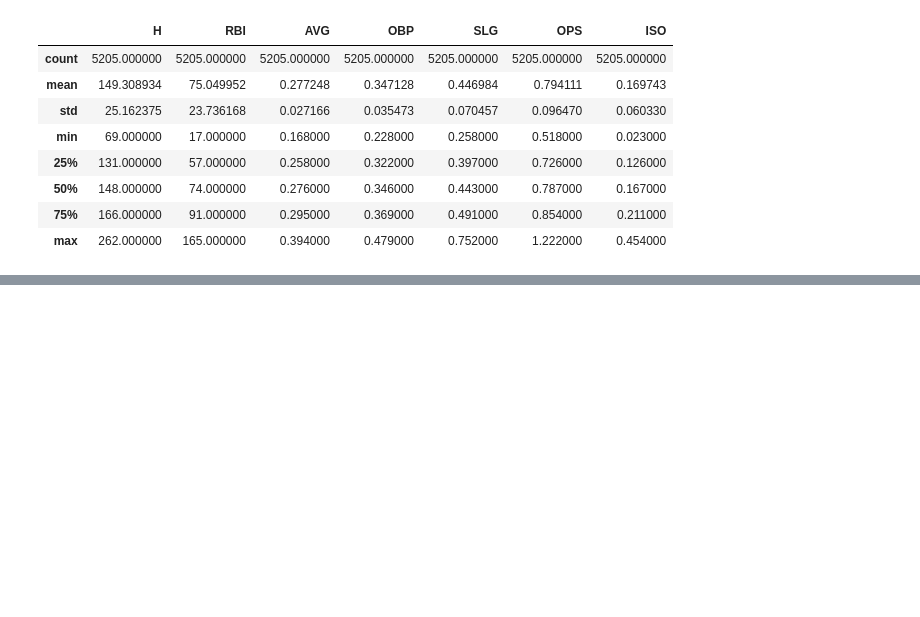
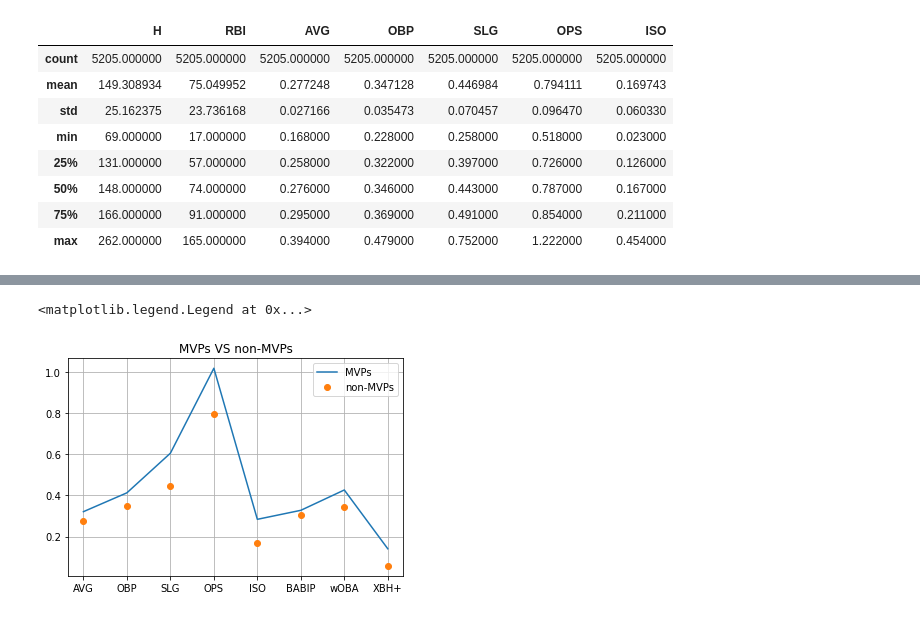
Before and after one commit to lbp12/Moneyball, a Jupyter notebook: df_for_visualizations.ipynb, the cells around one changed output, grey strips where cells are left out. Drawn from its saved outputs; the diff is of its cells as text; code cells hidden in the pictures; blank space fills up the shorter version.

```diff
--- a/df_for_visualizations.ipynb
+++ b/df_for_visualizations.ipynb
@@ -172,0 +223,20 @@ non_mvps_important_stats.to_csv('Resources/non_mvps_stats.csv')
+# %%
+x_axis = ['AVG',
+ 'OBP',
+ 'SLG',
+ 'OPS',
+ 'ISO',
+ 'BABIP',
+ 'wOBA',
+ 'XBH+']
+y_axis1 = [mvps['AVG'].mean(),mvps['OBP'].mean(),mvps['SLG'].mean(),mvps['OPS'].mean(),mvps['ISO'].mean(),mvps['BABIP'].mean(),mvps['wOBA'].mean(),mvps['XBH+'].mean()]
+y_axis2 = [non_mvps['AVG'].mean(),non_mvps['OBP'].mean(),non_mvps['SLG'].mean(),non_mvps['OPS'].mean(),non_mvps['ISO'].mean(),non_mvps['BABIP'].mean(),non_mvps['wOBA'].mean(),non_mvps['XBH+'].mean()]
+# %%
+comparing_complex_stats2 = plt.plot(x_axis, y_axis1, y_axis2, 'o')
+label = 'MVPs', 'non-MVPs'
+plt.title('MVPs VS non-MVPs')
+plt.grid('True')
+plt.legend(label)
+# %% [output]
+<matplotlib.legend.Legend at 0x...>
+[figure, added]
```
Also changed, not shown: parts of 17 cells of this notebook, 6 other files.
